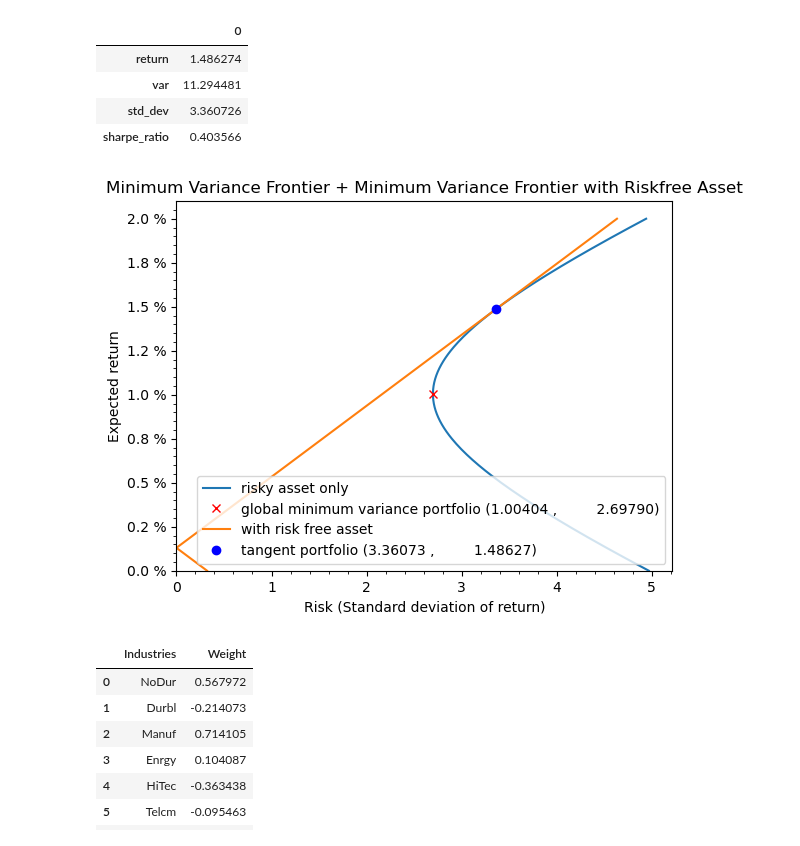
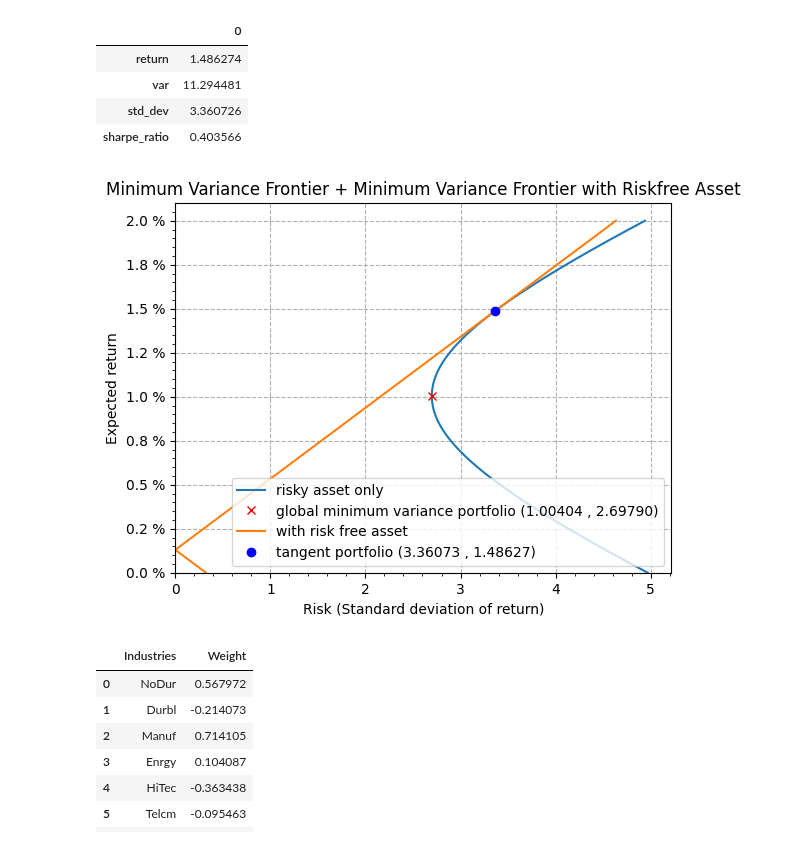
Before and after one commit to kilowiski/qf600, a Jupyter notebook: assignment_1/assignment1.ipynb, the cells around one changed output. Saved outputs shown, nothing was run; the diff lists cells and outputs as text; code cells hidden in the pictures.

Commit message:
add docstrings, cleanup graphs

```diff
--- a/assignment_1/assignment1.ipynb
+++ b/assignment_1/assignment1.ipynb
@@ -84,22 +84,35 @@ class mva:
         self.V = V  # covariance matrix
         self.size = len(self.R)
         self.V_inv = np.linalg.inv(self.V)
+
+        # params straight away call the inst var
         self.alpha = np.dot(np.dot(self.R.T, self.V_inv), np.ones(self.size))
         self.zeta = np.dot(np.dot(self.R.T, self.V_inv), self.R)
         self.delta = np.dot(np.dot(np.ones(self.size), self.V_inv), np.ones(self.size))
         self.R_mv = self.alpha / self.delta
 
     def var_mva(self, R_p):
+        """
+        this is for plotting the parabola-shaped frontier
+        THIS IS VARIANCE, NEED TO SQRT THE OUTPUT, refer to plot
+        """
         return (1 / self.delta) + (R_p - self.R_mv) ** 2 * (
             self.delta / (self.zeta * self.delta - self.alpha**2)
         )
 
     def var_mva_with_riskfree(self, R_p, rf):
+        """
+        this is the straight line frontier
+        THIS IS VARIANCE, NEED TO SQRT THE OUTPUT, refer to plot
+        """
         return ((R_p - rf) ** 2) / (
             self.zeta - 2 * self.alpha * rf + self.delta * rf**2
         )
 
     def weights_calc(self, R_p):
+        """
+        for a given R_p, return the risk-minimized portfolio weights
+        """
         _multiplier_1 = (self.delta * R_p - self.alpha) / (
             self.zeta * self.delta - self.alpha**2
         )
@@ -111,6 +124,13 @@ class mva:
         )
 
     def tangent_portfolio(self, R_p_list, rf):
+        """
+        returns information about tangent portfolio
+            1. tangent return
+            2. var & std dev of return
+            3. sharpe ratio at tangent
+            4. tangent portfolio weight
+        """
         R_tg = (self.alpha * rf - self.zeta) / (self.delta * rf - self.alpha)
         var_tg = (self.zeta - 2 * self.alpha * rf + self.delta * rf**2) / (
             self.delta**2 * (rf - self.R_mv) ** 2
@@ -241,38 +262,37 @@ f3, ax3 = plt.subplots(1)
 # f3.set_figwidth(10)
 ax3.plot(np.sqrt(var_list), possible_rp, label="risky asset only")
 ax3.plot(
     np.sqrt(newmva.var_mva(newmva.R_mv)),
     newmva.R_mv,
     "rx",
-    label=f"global minimum variance portfolio ({newmva.R_mv:.5f} ,\
-         {np.sqrt(newmva.var_mva(newmva.R_mv)):.5f})",
+    label=f"global minimum variance portfolio ({newmva.R_mv:.5f} , {np.sqrt(newmva.var_mva(newmva.R_mv)):.5f})",
 )
 ax3.plot(np.sqrt(var_list_riskfree), possible_rp, label="with risk free asset")
 ax3.plot(
     tangent_portfolio["std_dev"],
     tangent_portfolio["return"],
     "bo",
-    label=f"tangent portfolio ({tangent_portfolio['std_dev']:.5f} ,\
-         {tangent_portfolio['return']:.5f})",
+    label=f"tangent portfolio ({tangent_portfolio['std_dev']:.5f} , {tangent_portfolio['return']:.5f})",
 )
 ax3.set_ylim(ymin=0)
 ax3.set_xlim(xmin=0)
 ax3.set_xlabel("Risk (Standard deviation of return)")
 ax3.set_ylabel("Expected return")
 ax3.xaxis.set_major_locator(plt.MultipleLocator(0.25))
 ax3.set_title(
     "Minimum Variance Frontier + Minimum Variance Frontier with Riskfree Asset"
 )
 ax3.xaxis.set_major_locator(ticker.AutoLocator())
 ax3.xaxis.set_minor_locator(ticker.AutoMinorLocator())
 ax3.yaxis.set_major_locator(ticker.AutoLocator())
 ax3.yaxis.set_minor_locator(ticker.AutoMinorLocator())
 ax3.yaxis.set_major_formatter(ticker.FormatStrFormatter("%.1f %%"))
 ax3.legend()
+ax3.grid(linestyle="dashed")
 plt.show(f3)
 f3.savefig("f3.jpg")
 # %% [output]
-[figure, old version]
+[figure, new version]
 # %%
 tangent_portfolio_weights_df = pd.concat(
     [pd.Series(resultdf.index), pd.Series(tangent_portfolio["tangent_weights"])], axis=1
```
Also changed, not shown: parts of 3 cells of this notebook, 3 other files.
